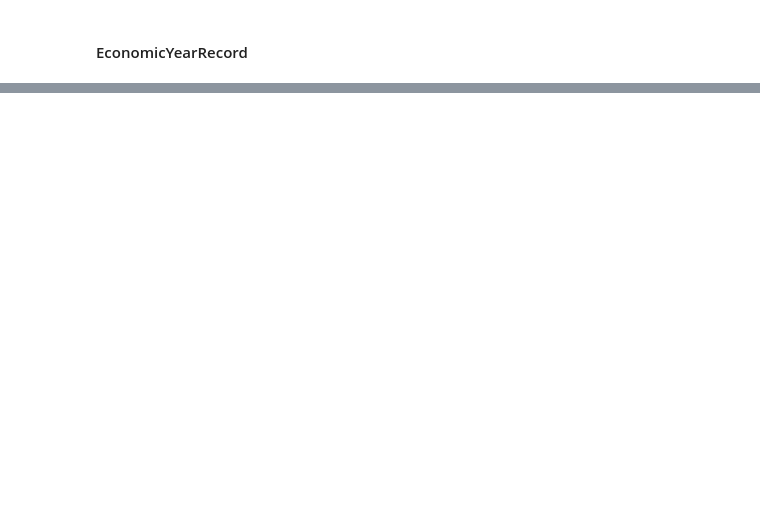
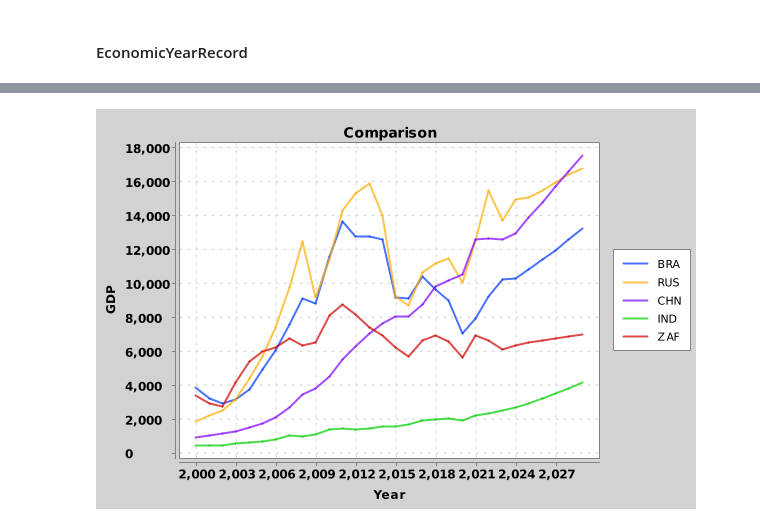
Before and after one commit to Etoile-Eunice/Projet-Final-MITD-SK, a Jupyter notebook: hello.ipynb, the cells around one changed output, grey strips where cells are left out. Saved outputs shown, nothing was run; the diff lists cells and outputs as text; code cells hidden in the pictures; blank space fills up the shorter version.

```diff
--- a/hello.ipynb
+++ b/hello.ipynb
@@ -143,0 +197,10 @@ ZAF : 2029
+# %%
+var chart = QuickChart.getChart(
+    "Comparison", "Year", "GDP",
+    countries.keySet().toArray(String[]::new),
+    x,
+    y
+);
+BitmapEncoder.getBufferedImage(chart);
+# %% [output]
+[figure, added]
```
Also changed, not shown: parts of 7 cells of this notebook, 1 other file.
